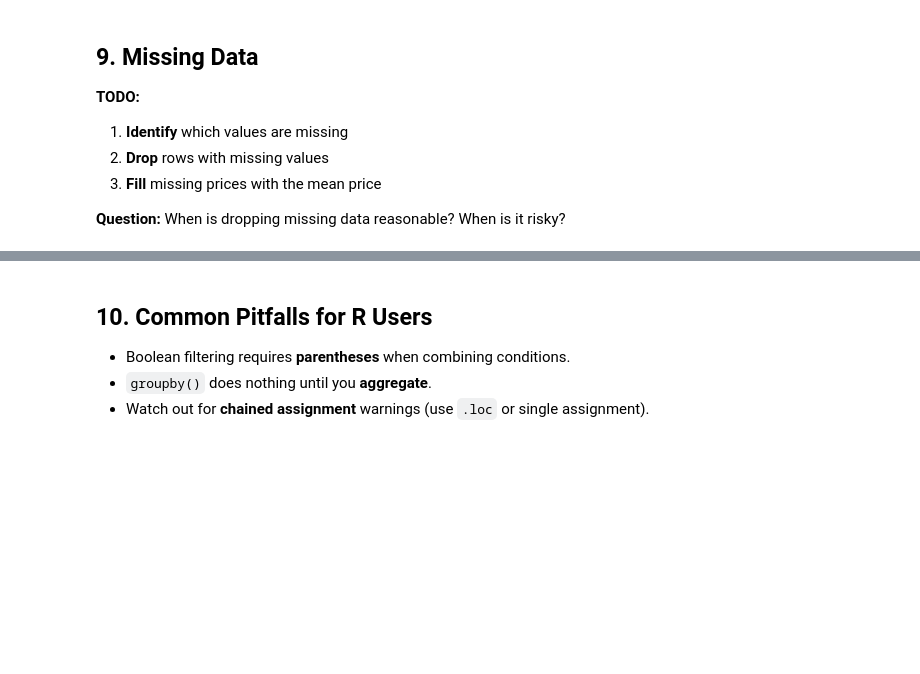
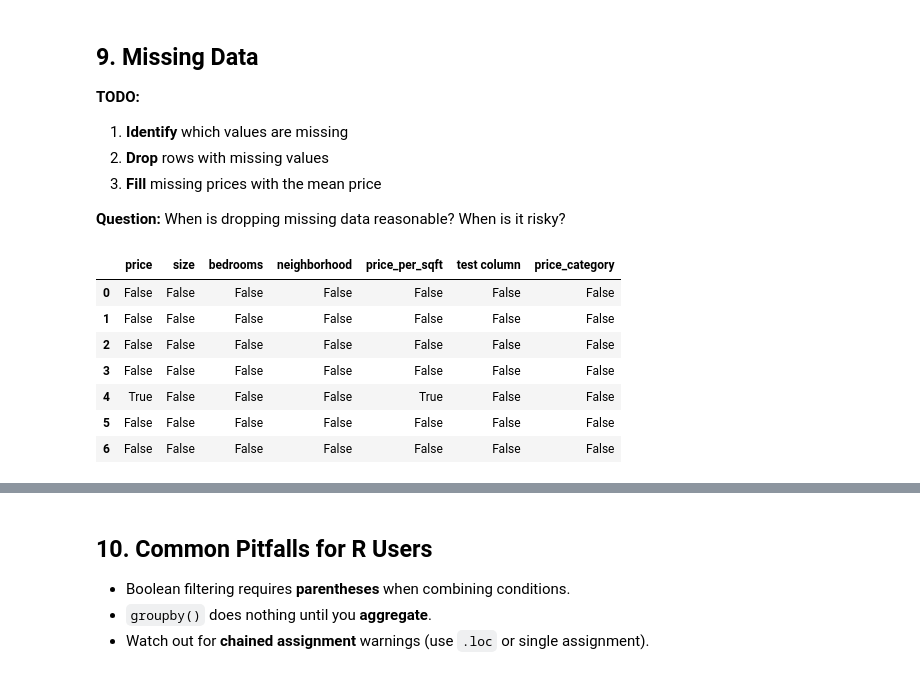
Before and after one commit to HunterTzou/DATA_201_SPRING_2026, a Jupyter notebook: week-02/class_2_student_notebook_pandas_data_wrangling_for_r_users.ipynb, the cells around one changed output, grey strips where cells are left out. Saved outputs shown, nothing was run; the diff lists cells and outputs as text; code cells hidden in the pictures; blank space fills up the shorter version.

```diff
--- a/week-02/class_2_student_notebook_pandas_data_wrangling_for_r_users.ipynb
+++ b/week-02/class_2_student_notebook_pandas_data_wrangling_for_r_users.ipynb
@@ -372,4 +372,15 @@ Pandas supports method chaining, similar to `%>%` in R.
 
 **Question:** When is dropping missing data reasonable? When is it risky?
 # %%
-# Your code here
+# 1. Identify which values are missing
+
+df.isna()
+# %% [output]
+|  | price | size | bedrooms | neighborhood | price_per_sqft | test column | price_category |
+| 0 | False | False | False | False | False | False | False |
+| 1 | False | False | False | False | False | False | False |
+| 2 | False | False | False | False | False | False | False |
+| 3 | False | False | False | False | False | False | False |
+| 4 | True | False | False | False | True | False | False |
+| 5 | False | False | False | False | False | False | False |
+| 6 | False | False | False | False | False | False | False |
```
Also changed, not shown: parts of 3 cells of this notebook.
